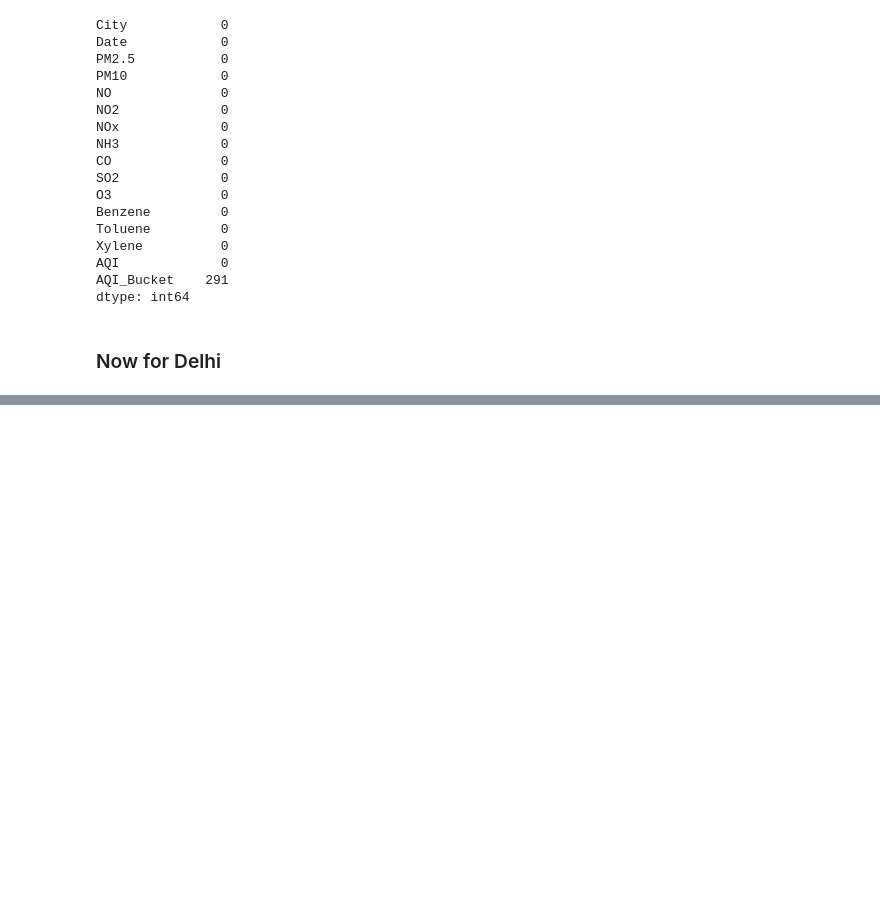
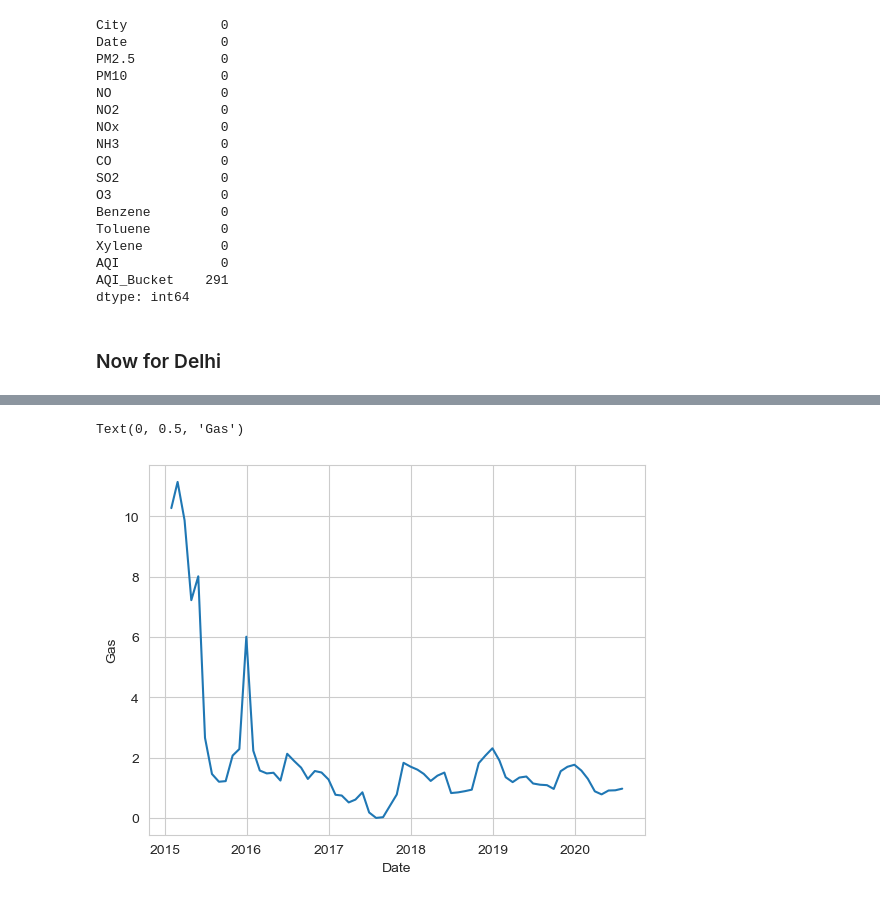
Before and after one commit to balakrishnasurya/Air-Quality-Analysis-of-DIfferent-Cities, a Jupyter notebook: Air Quality Analysis of DIfferent Cities.ipynb, the cells around one changed output, grey strips where cells are left out. Saved outputs shown, nothing was run; the diff lists cells and outputs as text; code cells hidden in the pictures; blank space fills up the shorter version.

```diff
--- a/Air Quality Analysis of DIfferent Cities.ipynb
+++ b/Air Quality Analysis of DIfferent Cities.ipynb
@@ -387,0 +420,2 @@ ban_df
+# %%
+delhi_df['Date'] = pd.to_datetime(delhi_df['Date'])
@@ -387,0 +442,2 @@ ban_df
+# %%
+delhi_df.set_index('Date',inplace=True)
@@ -387,0 +486,10 @@ ban_df
+# %%
+#plt.plot(hyd_monthly_df.index,hyd_monthly_df.CO)
+plt.plot(delhi_monthly_df.index,delhi_monthly_df.CO)
+#plt.plot(vis_df.index,vis_df.CO)
+plt.xlabel("Date")
+plt.ylabel("Gas")
+#plt.legend(["hyd","delhi","Vishakapatanam"])
+# %% [output]
+Text(0, 0.5, 'Gas')
+[figure, added]
```
Also changed, not shown: parts of 43 cells of this notebook.
